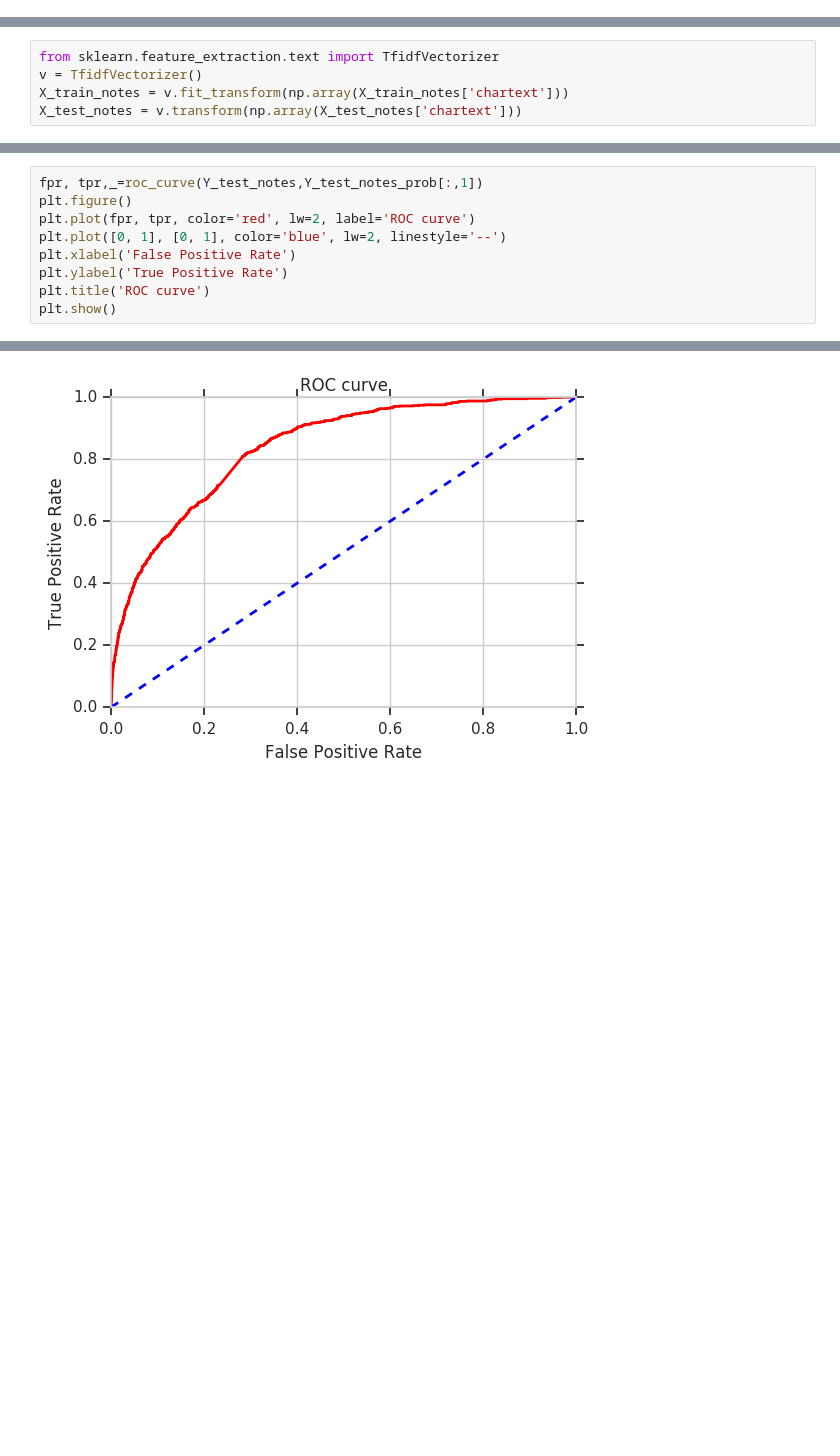
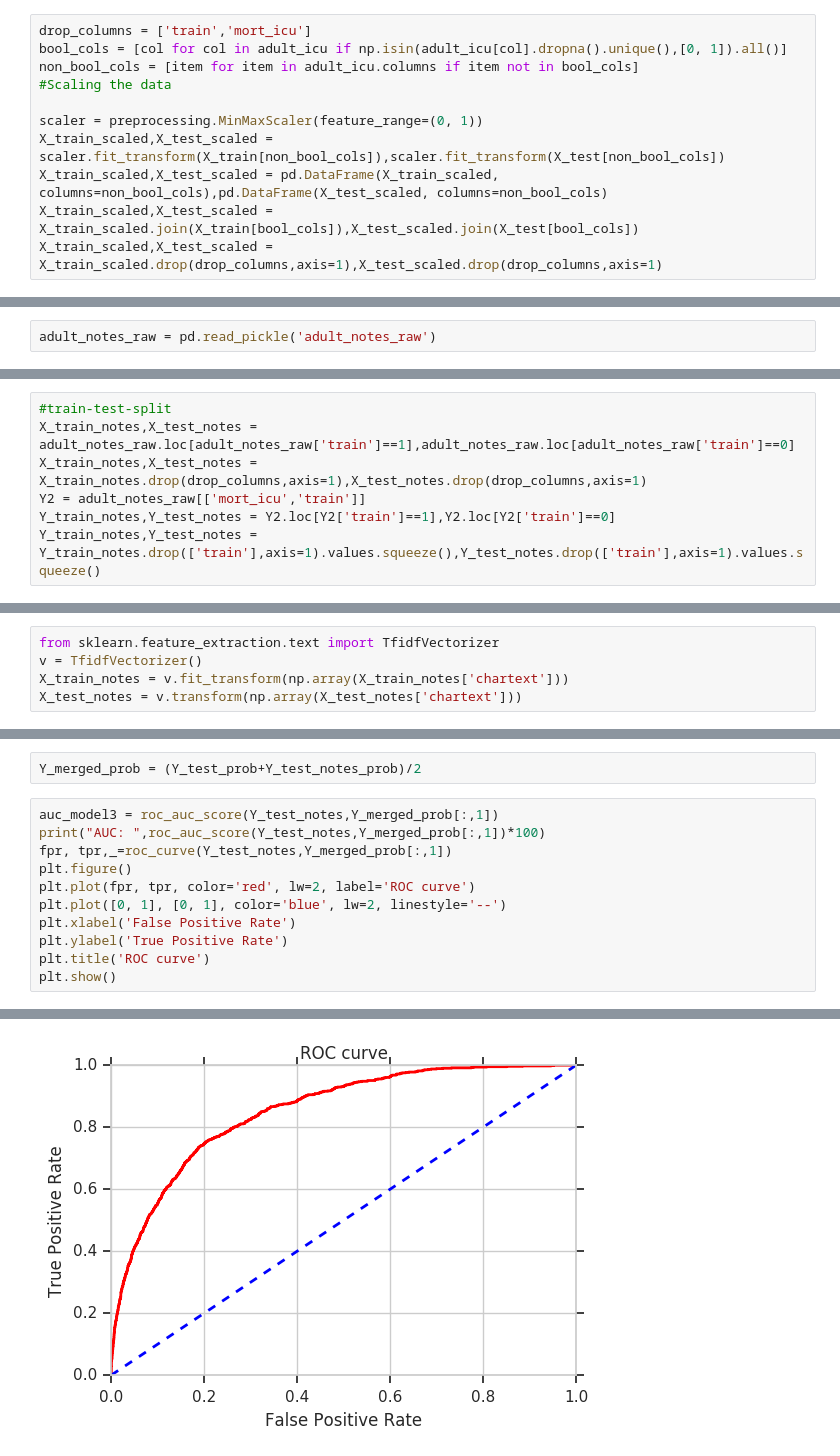
Before and after one commit to mathurp/ML_for_health, a Jupyter notebook: ML_for_health.ipynb, the cells around one changed output, grey strips where cells are left out. Saved outputs shown, nothing was run; the diff lists cells and outputs as text; blank space fills up the shorter version.

```diff
--- a/ML_for_health.ipynb
+++ b/ML_for_health.ipynb
@@ -152,0 +46,11 @@ Y_train_notes,Y_test_notes = Y_train_notes.drop(['train'],axis=1).values.squeeze
+# %%
+drop_columns = ['train','mort_icu']
+bool_cols = [col for col in adult_icu if np.isin(adult_icu[col].dropna().unique(),[0, 1]).all()]
+non_bool_cols = [item for item in adult_icu.columns if item not in bool_cols]
+#Scaling the data
+
+scaler = preprocessing.MinMaxScaler(feature_range=(0, 1))
+X_train_scaled,X_test_scaled = scaler.fit_transform(X_train[non_bool_cols]),scaler.fit_transform(X_test[non_bool_cols])
+X_train_scaled,X_test_scaled = pd.DataFrame(X_train_scaled, columns=non_bool_cols),pd.DataFrame(X_test_scaled, columns=non_bool_cols)
+X_train_scaled,X_test_scaled = X_train_scaled.join(X_train[bool_cols]),X_test_scaled.join(X_test[bool_cols])
+X_train_scaled,X_test_scaled = X_train_scaled.drop(drop_columns,axis=1),X_test_scaled.drop(drop_columns,axis=1)
@@ -152,0 +168,2 @@ Y_train_notes,Y_test_notes = Y_train_notes.drop(['train'],axis=1).values.squeeze
+# %%
+adult_notes_raw = pd.read_pickle('adult_notes_raw')
@@ -152,0 +172,7 @@ Y_train_notes,Y_test_notes = Y_train_notes.drop(['train'],axis=1).values.squeeze
+# %%
+#train-test-split
+X_train_notes,X_test_notes = adult_notes_raw.loc[adult_notes_raw['train']==1],adult_notes_raw.loc[adult_notes_raw['train']==0]
+X_train_notes,X_test_notes = X_train_notes.drop(drop_columns,axis=1),X_test_notes.drop(drop_columns,axis=1)
+Y2 = adult_notes_raw[['mort_icu','train']]
+Y_train_notes,Y_test_notes = Y2.loc[Y2['train']==1],Y2.loc[Y2['train']==0]
+Y_train_notes,Y_test_notes = Y_train_notes.drop(['train'],axis=1).values.squeeze(),Y_test_notes.drop(['train'],axis=1).values.squeeze()
@@ -172,5 +250,9 @@ AUC:  83.984733148
+# %%
+Y_merged_prob = (Y_test_prob+Y_test_notes_prob)/2
 # %%
-fpr, tpr,_=roc_curve(Y_test_notes,Y_test_notes_prob[:,1])
+auc_model3 = roc_auc_score(Y_test_notes,Y_merged_prob[:,1])
+print("AUC: ",roc_auc_score(Y_test_notes,Y_merged_prob[:,1])*100)
+fpr, tpr,_=roc_curve(Y_test_notes,Y_merged_prob[:,1])
 plt.figure()
 plt.plot(fpr, tpr, color='red', lw=2, label='ROC curve')
 plt.plot([0, 1], [0, 1], color='blue', lw=2, linestyle='--')
@@ -182 +265 @@ plt.show()
-[figure, old version]
+[figure, new version]
```
Also changed, not shown: parts of 63 cells of this notebook, 1 other file.
